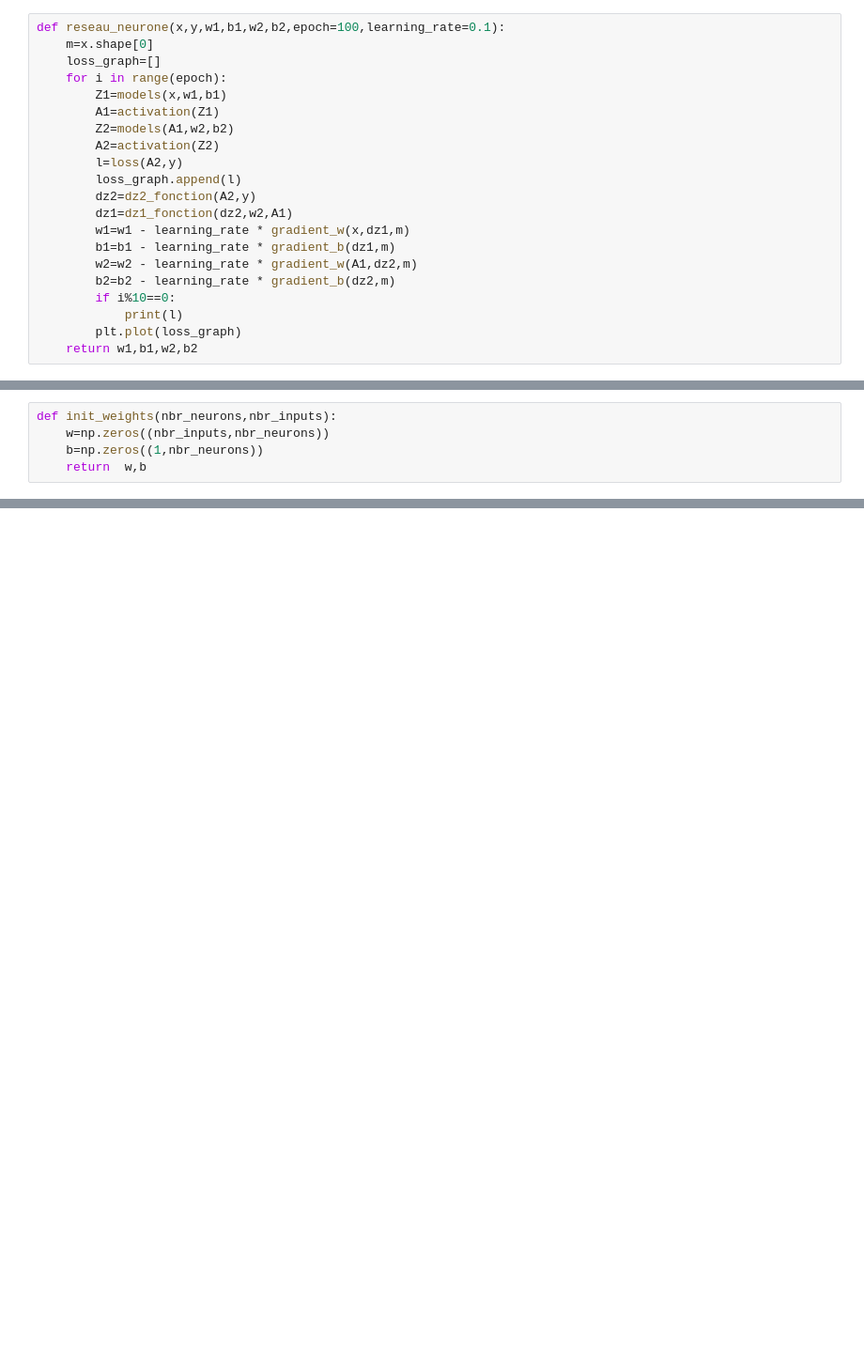
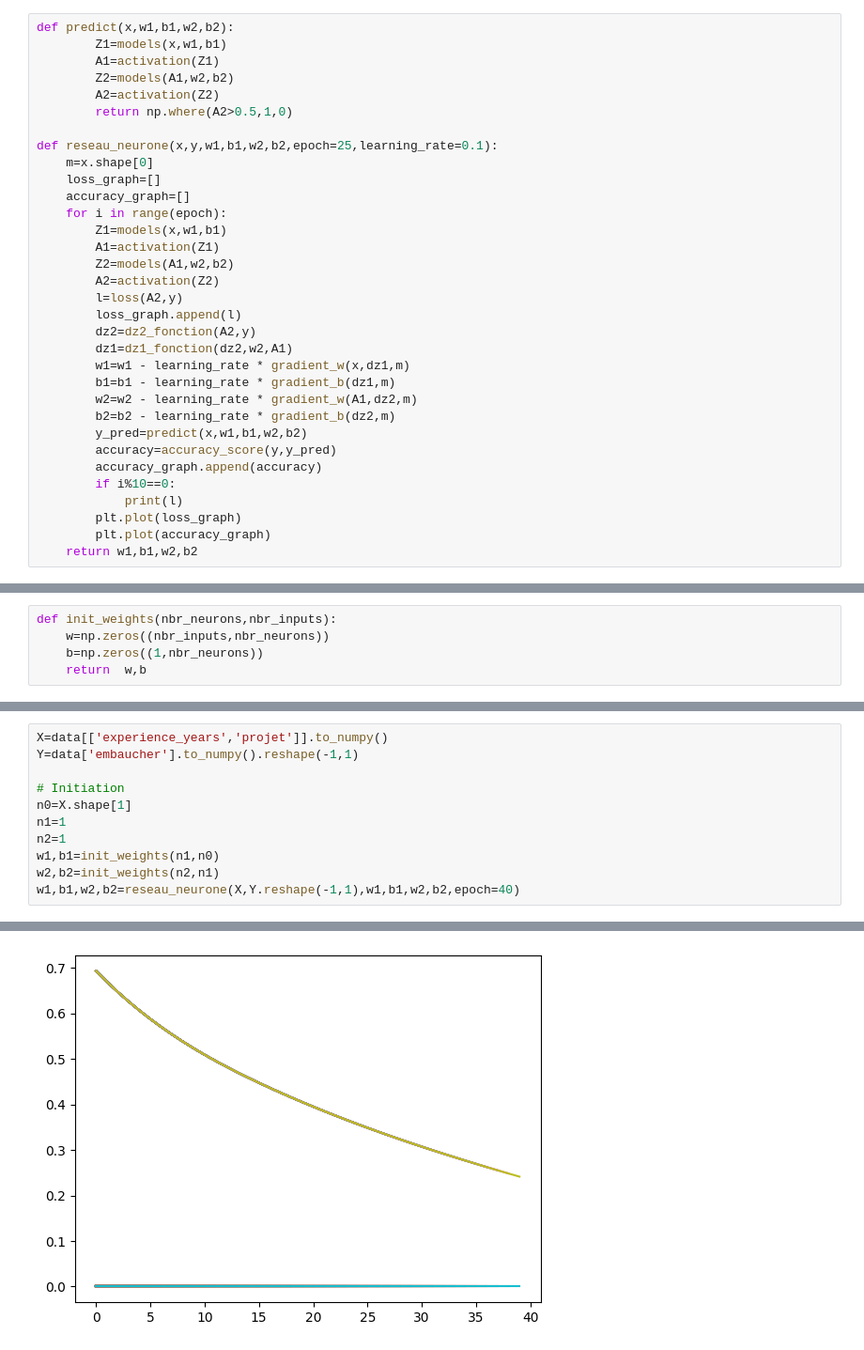
Before and after one commit to mahalmadane/MachineLearning, a Jupyter notebook: reseau_neurone.ipynb, the cells around one changed output, grey strips where cells are left out. Shown at 94% size. Cells and saved outputs as stored; diff of their text form; blank space fills up the shorter version.

Commit message:
reseau de neurone

```diff
--- a/reseau_neurone.ipynb
+++ b/reseau_neurone.ipynb
@@ -111,9 +112,17 @@ def gradient_b(dz1,m):
 # %% [markdown]
 # Reseau de neurone
 # %%
-def reseau_neurone(x,y,w1,b1,w2,b2,epoch=100,learning_rate=0.1):
+def predict(x,w1,b1,w2,b2):
+        Z1=models(x,w1,b1)
+        A1=activation(Z1)
+        Z2=models(A1,w2,b2)
+        A2=activation(Z2)
+        return np.where(A2>0.5,1,0)
+
+def reseau_neurone(x,y,w1,b1,w2,b2,epoch=25,learning_rate=0.1):
     m=x.shape[0]
     loss_graph=[]
+    accuracy_graph=[]
     for i in range(epoch):
         Z1=models(x,w1,b1)
         A1=activation(Z1)
@@ -127,9 +136,13 @@ def reseau_neurone(x,y,w1,b1,w2,b2,epoch=100,learning_rate=0.1):
         b1=b1 - learning_rate * gradient_b(dz1,m)
         w2=w2 - learning_rate * gradient_w(A1,dz2,m)
         b2=b2 - learning_rate * gradient_b(dz2,m)
+        y_pred=predict(x,w1,b1,w2,b2)
+        accuracy=accuracy_score(y,y_pred)
+        accuracy_graph.append(accuracy)
         if i%10==0:
             print(l)
         plt.plot(loss_graph)
+        plt.plot(accuracy_graph)
     return w1,b1,w2,b2
 # %% [markdown]
 # Initialisation
@@ -170,0 +154,12 @@ w1,b1,w2,b2=reseau_neurone(X,Y,w1,b1,w2,b2,epoch=200)
+# %%
+X=data[['experience_years','projet']].to_numpy()
+Y=data['embaucher'].to_numpy().reshape(-1,1)
+
+# Initiation
+n0=X.shape[1]
+n1=1
+n2=1
+w1,b1=init_weights(n1,n0)
+w2,b2=init_weights(n2,n1)
+w1,b1,w2,b2=reseau_neurone(X,Y.reshape(-1,1),w1,b1,w2,b2,epoch=40)
+# %% [output]
@@ -170,0 +170 @@ w1,b1,w2,b2=reseau_neurone(X,Y,w1,b1,w2,b2,epoch=200)
+[figure, added]
```
Also changed, not shown: parts of 4 cells of this notebook.
